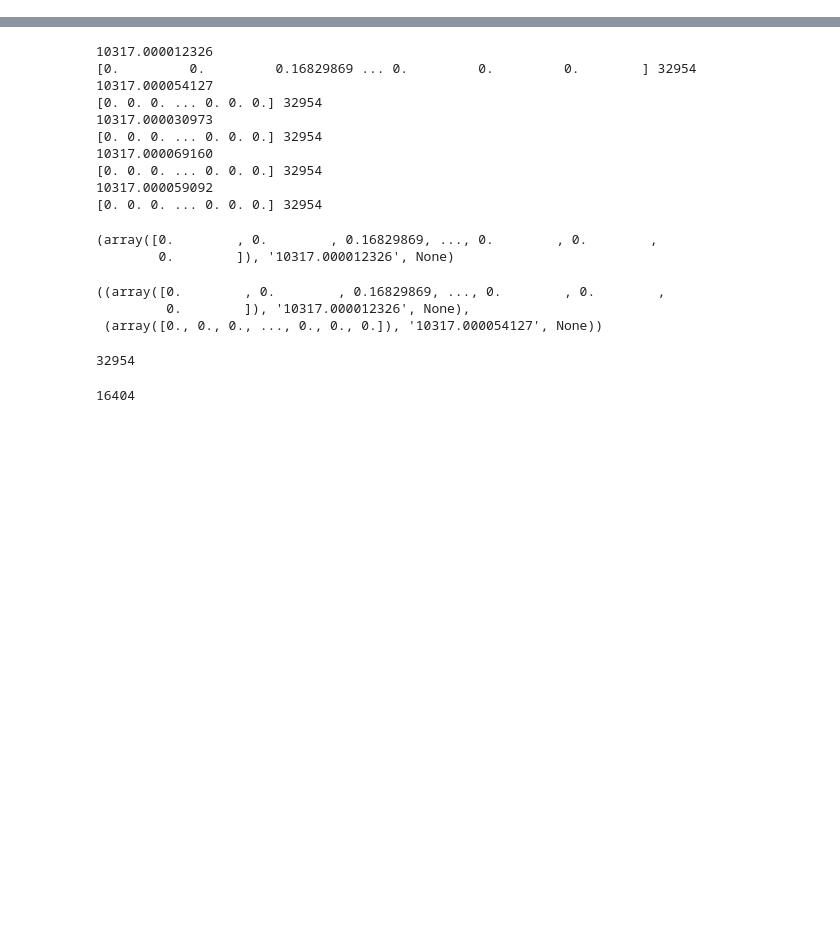
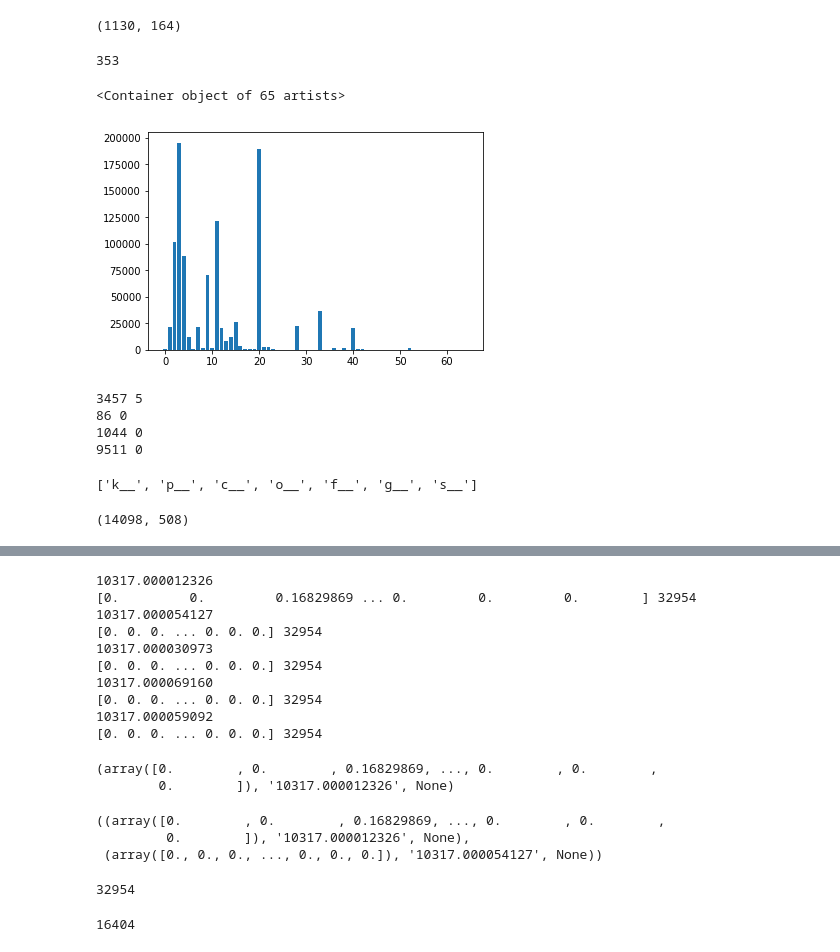
Before and after one commit to rykachevskiy/MetaGenomeSK2018, a Jupyter notebook: src/investigate_tables.ipynb, the cells around one changed output, grey strips where cells are left out. Drawn from its saved outputs; the diff is of its cells as text; code cells hidden in the pictures; blank space fills up the shorter version.

```diff
--- a/src/Files.ipynb
+++ b/src/investigate_tables.ipynb
@@ -99,0 +44,3 @@ print(len(ts_t2d),fails_t2d)
+# %%
+TaxToNum = dict(zip(['k', 'p', 'c', 'o', 'f', 'g', 's'] , np.arange(8)))
+NumToTax = dict(zip(['k', 'p', 'c', 'o', 'f', 'g', 's'] , np.arange(8)))
@@ -99,0 +119,37 @@ print(len(ts_t2d),fails_t2d)
+# %%
+def merge_tables(tables, level, expected_dim, do_check = 0):
+    '''
+    merges datasets in one table
+
+    if do_check == 1 function replaces rows with high uncertanty on the level with zeros
+    '''
+    samples_number = sum([len(table) for table in tables])
+
+
+    result_table = np.zeros((samples_number, expected_dim))
+
+    taxonomy_to_column_num = {level + '__' : 0}
+
+    column_num = TaxToNum[level]
+
+    main_index = 0
+    for table in tables:
+        for t in tqdm.tqdm(table):
+            #metadata = t.metadata_to_dataframe('observation')[column_name].values
+            metadata = np.array([fix_taxonomy(t.metadata(x, 'observation')['taxonomy'])[column_num] for x in t.ids('observation')])
+            data = t.matrix_data.toarray().flatten()
+
+            if (do_check and good_sample(metadata, data)) or not do_check:
+
+                for m, d in zip(metadata, data):
+                    if m in taxonomy_to_column_num:
+                        #print(m)
+                        result_table[main_index, taxonomy_to_column_num[m]] = d
+                    else:
+                        taxonomy_to_column_num[m] = len(taxonomy_to_column_num)
+                        if len(taxonomy_to_column_num) > result_table.shape[1]:
+                            result_table = np.hstack((result_table, np.zeros((samples_number, 1))))
+
+            main_index += 1
+
+    return result_table, taxonomy_to_column_num
@@ -99,0 +176,15 @@ print(len(ts_t2d),fails_t2d)
+# %%
+data, columnt_to_taxonomy = merge_tables([ts_ibd, ts_t2d], 'o', 1, 1)
+# %%
+data.shape
+# %% [output]
+(1130, 164)
+# %%
+(data.sum(1) != 0).sum()
+# %% [output]
+353
+# %%
+plt.bar(np.arange(len(data.sum(0).astype(int))), data.sum(0).astype(int))
+# %% [output]
+<Container object of 65 artists>
+[figure, added]
@@ -99,0 +196,14 @@ print(len(ts_t2d),fails_t2d)
+# %%
+print(len(ts_ptb),fails_ptb)
+print(len(ts_ibd),fails_ibd)
+print(len(ts_t2d),fails_t2d)
+print(len(ts_old),fails_old)
+# %% [output]
+3457 5
+86 0
+1044 0
+9511 0
+# %%
+['k__', 'p__', 'c__', 'o__', 'f__', 'g__', 's__']
+# %% [output]
+['k__', 'p__', 'c__', 'o__', 'f__', 'g__', 's__']
@@ -99,0 +212,4 @@ print(len(ts_t2d),fails_t2d)
+# %%
+data.shape
+# %% [output]
+(14098, 508)
```
Also changed, not shown: parts of 160 cells of this notebook, 5 other files.
